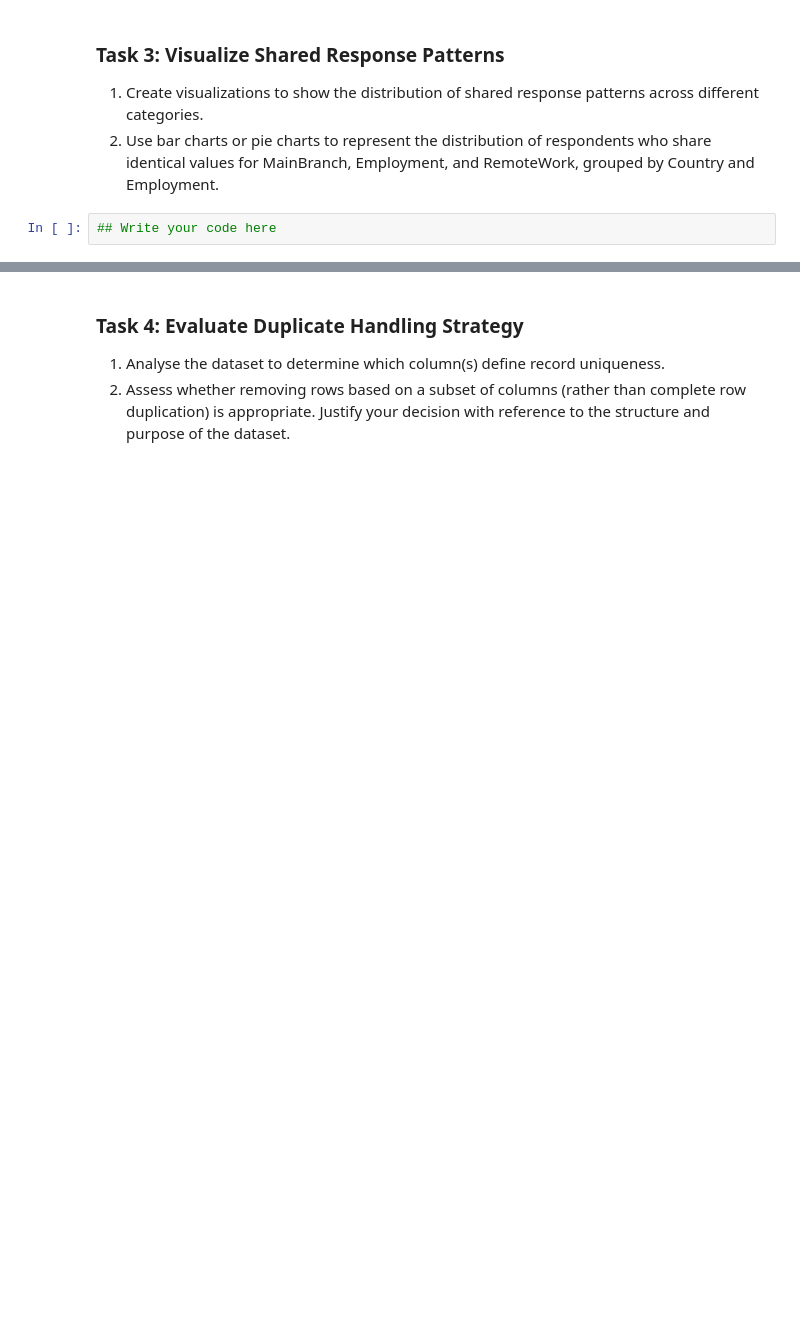
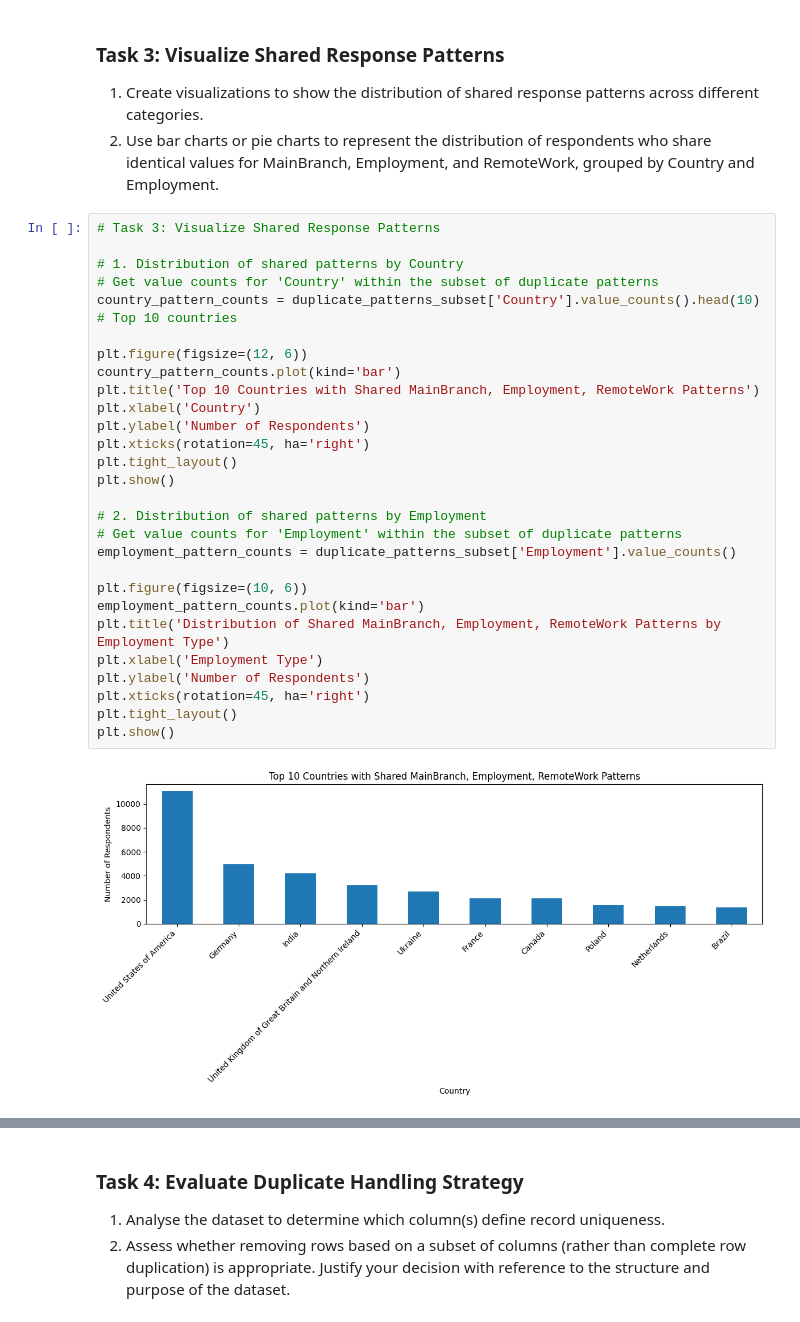
Before and after one commit to Sumant-crty/IBM-Data-Analyst-Capstone-Project, a Jupyter notebook: Hands-on Lab Finding Duplicates_v2.ipynb, the cells around one changed output, grey strips where cells are left out. Drawn from its saved outputs; the diff is of its cells as text; blank space fills up the shorter version.

```diff
--- a/Hands-on Lab Finding Duplicates_v2.ipynb
+++ b/Hands-on Lab Finding Duplicates_v2.ipynb
@@ -74,5 +162,33 @@ Note: If you are working on a local Jupyter environment, you can use the URL dir
 ### Task 3: Visualize Shared Response Patterns
 1. Create visualizations to show the distribution of shared response patterns across different categories.
 2. Use bar charts or pie charts to represent the distribution of respondents who share identical values for MainBranch, Employment, and RemoteWork, grouped by Country and Employment.
-# %%
-## Write your code here
+# %%
+# Task 3: Visualize Shared Response Patterns
+
+# 1. Distribution of shared patterns by Country
+# Get value counts for 'Country' within the subset of duplicate patterns
+country_pattern_counts = duplicate_patterns_subset['Country'].value_counts().head(10) # Top 10 countries
+
+plt.figure(figsize=(12, 6))
+country_pattern_counts.plot(kind='bar')
+plt.title('Top 10 Countries with Shared MainBranch, Employment, RemoteWork Patterns')
+plt.xlabel('Country')
+plt.ylabel('Number of Respondents')
+plt.xticks(rotation=45, ha='right')
+plt.tight_layout()
+plt.show()
+
+# 2. Distribution of shared patterns by Employment
+# Get value counts for 'Employment' within the subset of duplicate patterns
+employment_pattern_counts = duplicate_patterns_subset['Employment'].value_counts()
+
+plt.figure(figsize=(10, 6))
+employment_pattern_counts.plot(kind='bar')
+plt.title('Distribution of Shared MainBranch, Employment, RemoteWork Patterns by Employment Type')
+plt.xlabel('Employment Type')
+plt.ylabel('Number of Respondents')
+plt.xticks(rotation=45, ha='right')
+plt.tight_layout()
+plt.show()
+# %% [output]
+[figure, added]
```
Also changed, not shown: parts of 12 cells of this notebook.
